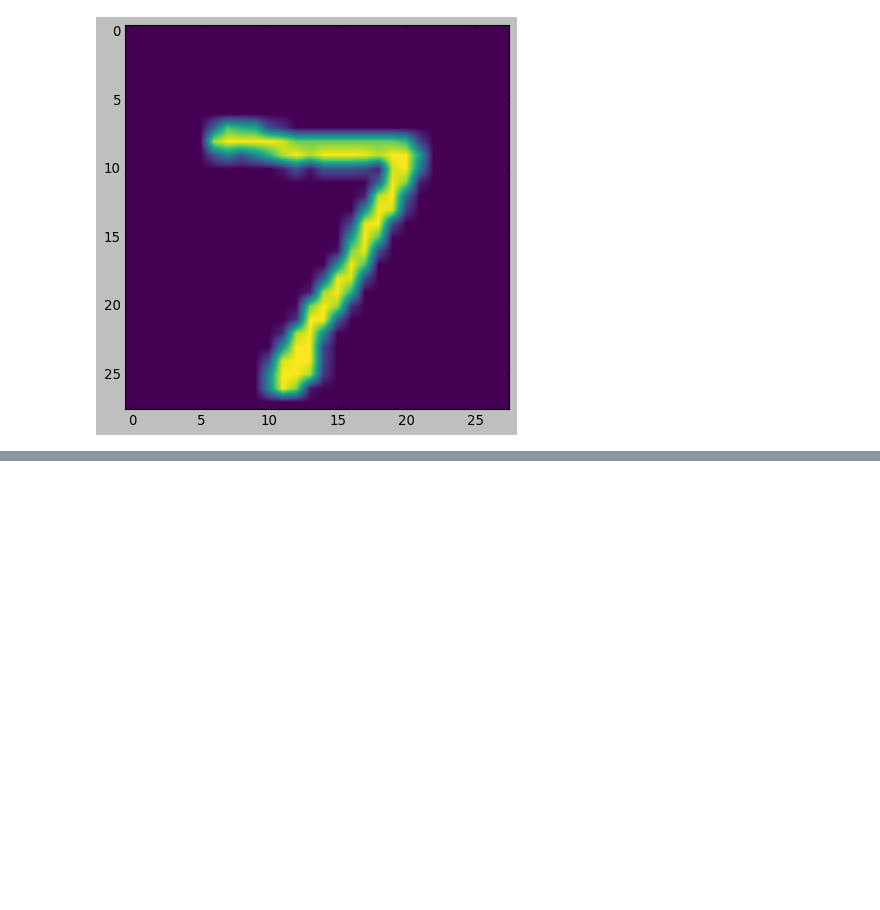
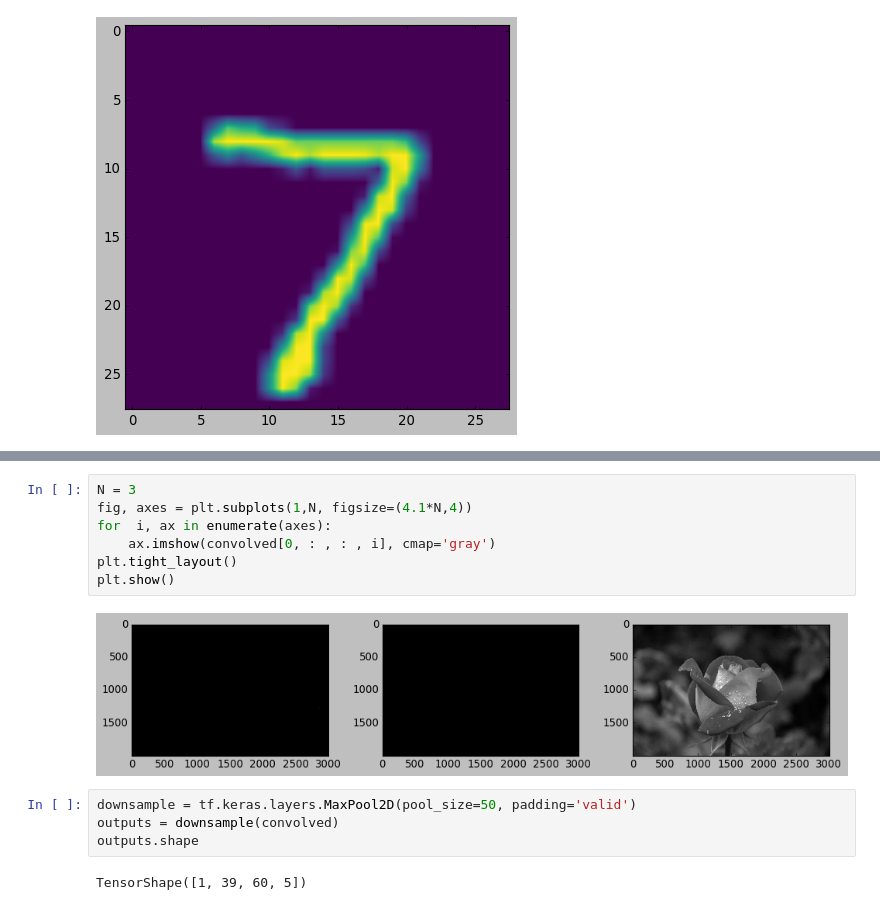
Before and after one commit to NikhilTilak/DS_revision, a Jupyter notebook: mnist.ipynb, the cells around one changed output, grey strips where cells are left out. Drawn from its saved outputs; the diff is of its cells as text; blank space fills up the shorter version.

```diff
--- a/mnist.ipynb
+++ b/mnist.ipynb
@@ -122,0 +164,15 @@ plt.show()
+# %%
+N = 3
+fig, axes = plt.subplots(1,N, figsize=(4.1*N,4))
+for  i, ax in enumerate(axes):
+    ax.imshow(convolved[0, : , : , i], cmap='gray')
+plt.tight_layout()
+plt.show()
+# %% [output]
+[figure, added]
+# %%
+downsample = tf.keras.layers.MaxPool2D(pool_size=50, padding='valid')
+outputs = downsample(convolved)
+outputs.shape
+# %% [output]
+TensorShape([1, 39, 60, 5])
```
Also changed, not shown: parts of 15 cells of this notebook.
